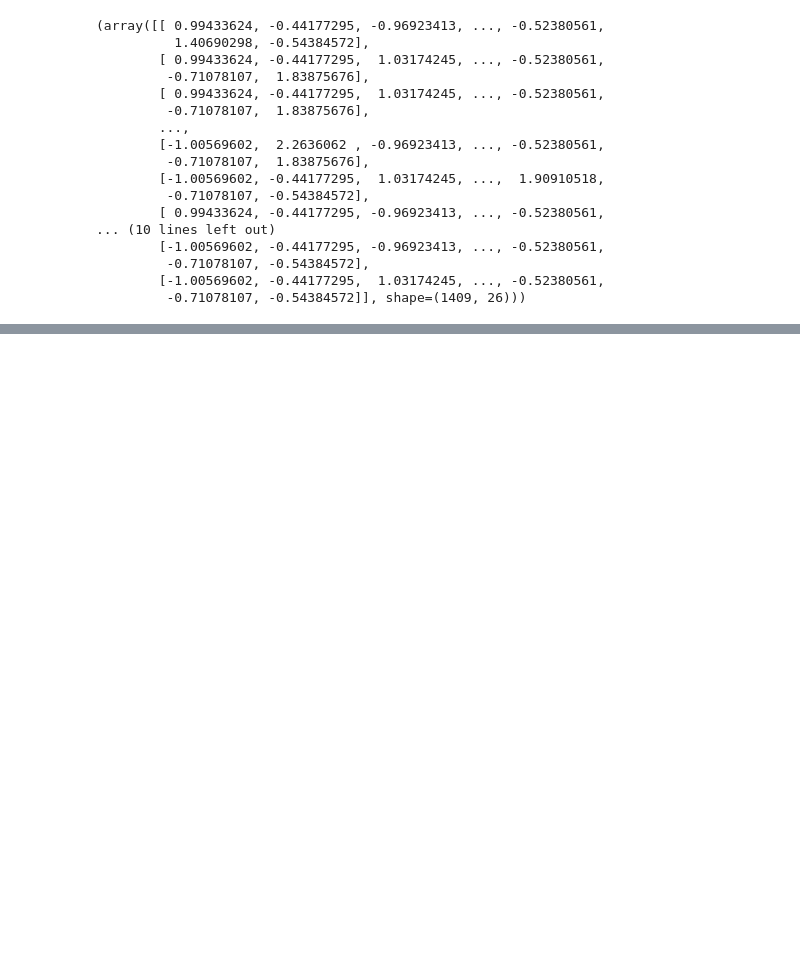
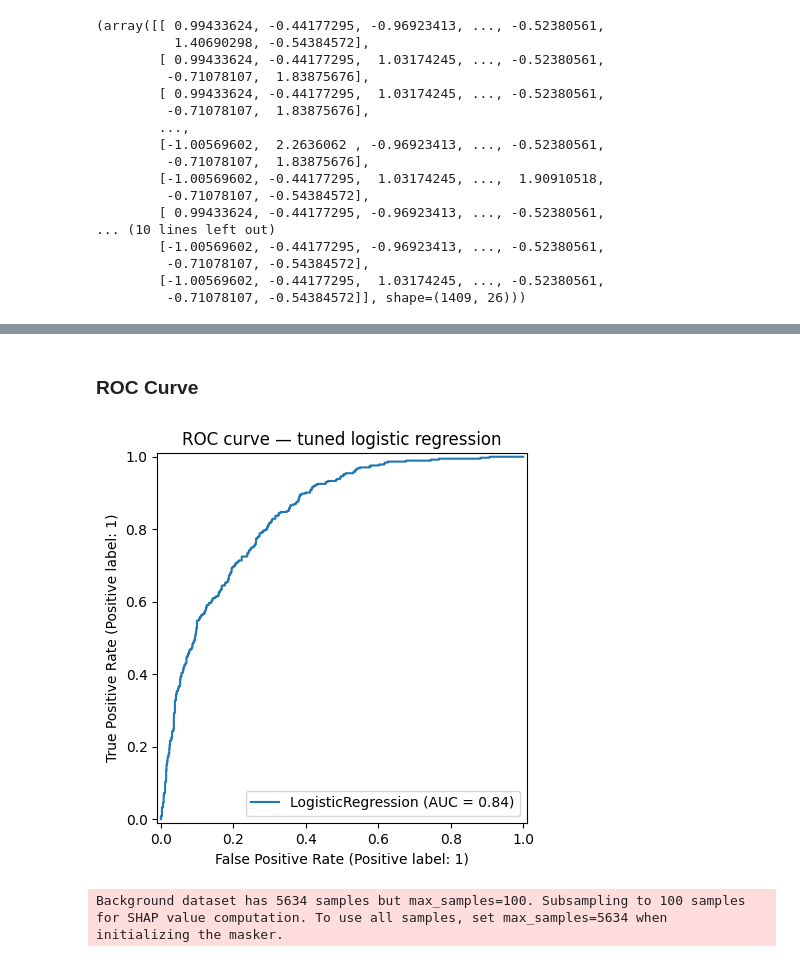
Before and after one commit to dibbu-shrma/Customer-Churn-Prediction, a Jupyter notebook: notebooks/training.ipynb, the cells around one changed output, grey strips where cells are left out. Drawn from its saved outputs; the diff is of its cells as text; code cells hidden in the pictures; blank space fills up the shorter version.

```diff
--- a/notebooks/training.ipynb
+++ b/notebooks/training.ipynb
@@ -113,0 +165,23 @@ X_train_sc,X_test_sc
+# %%
+from sklearn.model_selection import GridSearchCV
+from sklearn.linear_model import LogisticRegression
+
+params = {
+    'C'          : [0.01, 0.1, 1, 10, 100],
+    'penalty'    : ['l1', 'l2'],
+    'solver'     : ['liblinear', 'saga'],
+    'max_iter'   : [100, 500, 1000]
+}
+
+grid = GridSearchCV(
+    LogisticRegression(),
+    params,
+    cv=5,
+    scoring='roc_auc',
+    n_jobs=-1
+)
+
+grid.fit(X_train_sc, y_train)
+
+print("Best parameters:", grid.best_params_)
+print("Best CV AUC-ROC:", grid.best_score_)
@@ -113,0 +252,15 @@ X_train_sc,X_test_sc
+# %% [markdown]
+### ROC Curve
+# %%
+RocCurveDisplay.from_estimator(best_lr, X_test_sc, y_test)
+plt.title('ROC curve — tuned logistic regression')
+plt.show()
+# %% [output]
+[figure, added]
+# %%
+import shap
+
+explainer = shap.LinearExplainer(best_lr, X_train_sc)
+shap_values = explainer.shap_values(X_test_sc)
+# %% [output]
+Background dataset has 5634 samples but max_samples=100. Subsampling to 100 samples for SHAP value computation. To use all samples, set max_samples=5634 when initializing the masker.
```
Also changed, not shown: parts of 12 cells of this notebook.
